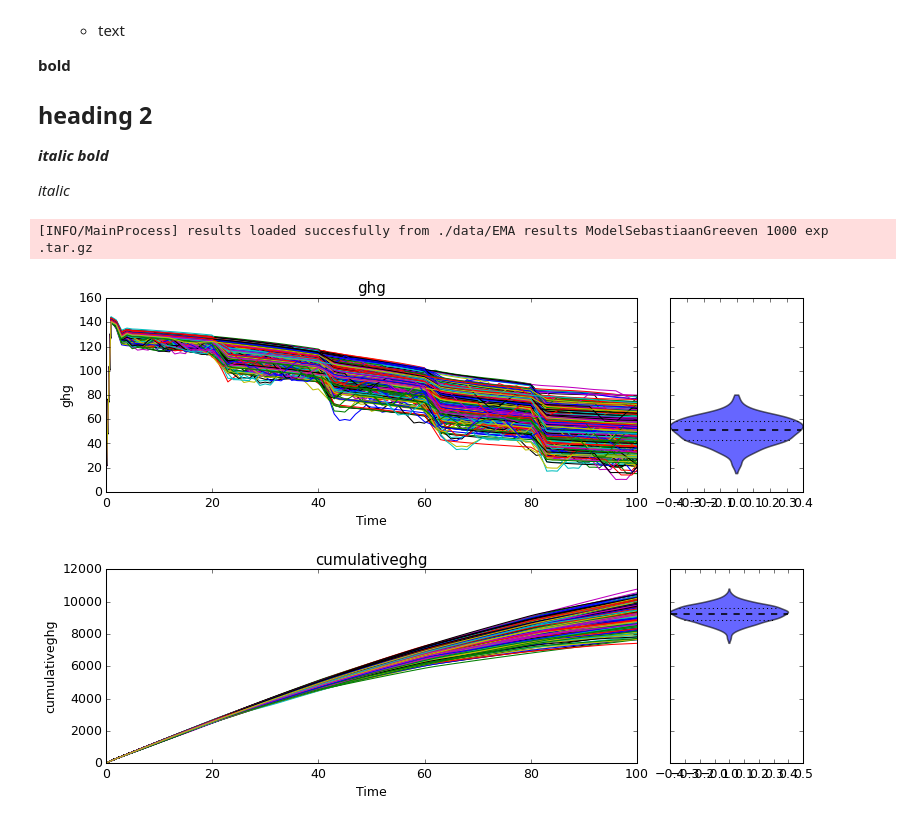
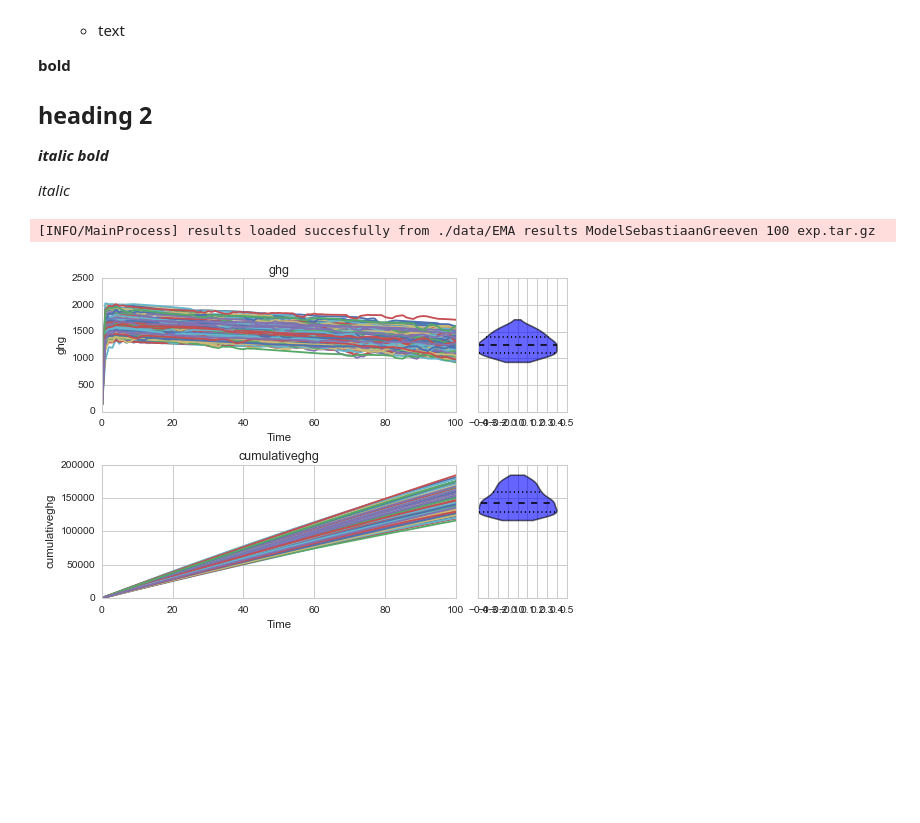
Before and after one commit to sgreeven/msc_thesis_work, a Jupyter notebook: src/first_analysis.ipynb, the cells around one changed output. Saved outputs shown, nothing was run; the diff lists cells and outputs as text; code cells hidden in the pictures; blank space fills up the shorter version.

```diff
--- a/src/first_analysis.ipynb
+++ b/src/first_analysis.ipynb
@@ -68,13 +65,13 @@ from expWorkbench import ema_logging
 # %%
 ema_logging.log_to_stderr(ema_logging.INFO)
 
-results = load_results(r'./data/EMA results ModelSebastiaanGreeven 1000 exp .tar.gz')
+results = load_results(r'./data/EMA results ModelSebastiaanGreeven 100 exp.tar.gz')
 
 fig, axes = lines(results, density=VIOLIN)
 plt.show()
 # %% [output]
-[INFO/MainProcess] results loaded succesfully from ./data/EMA results ModelSebastiaanGreeven 1000 exp .tar.gz
+[INFO/MainProcess] results loaded succesfully from ./data/EMA results ModelSebastiaanGreeven 100 exp.tar.gz
-[figure, old version]
+[figure, new version]
 # %%
 experiments, outcomes = results
 
```
Also changed, not shown: parts of 12 cells of this notebook, 14 other files.
